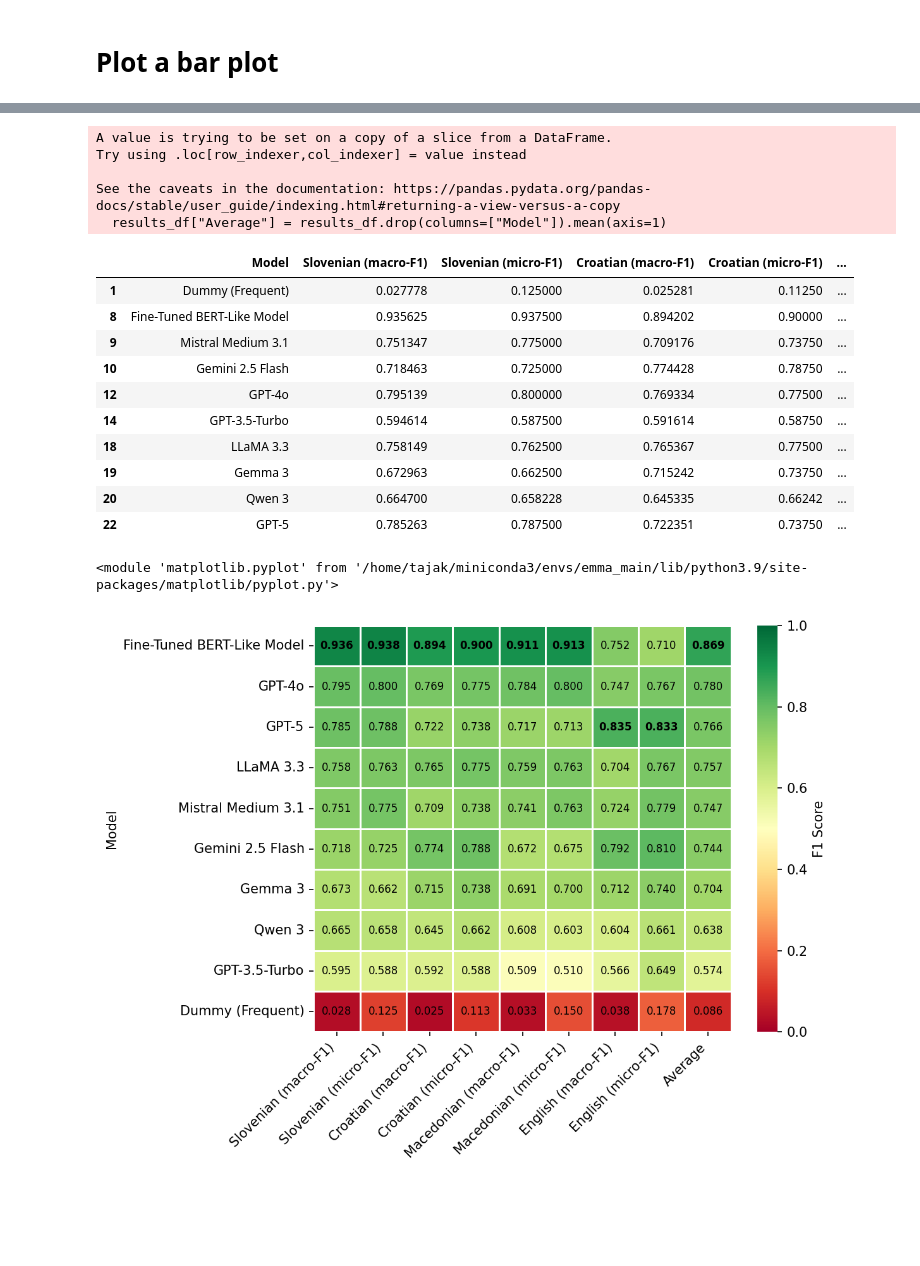
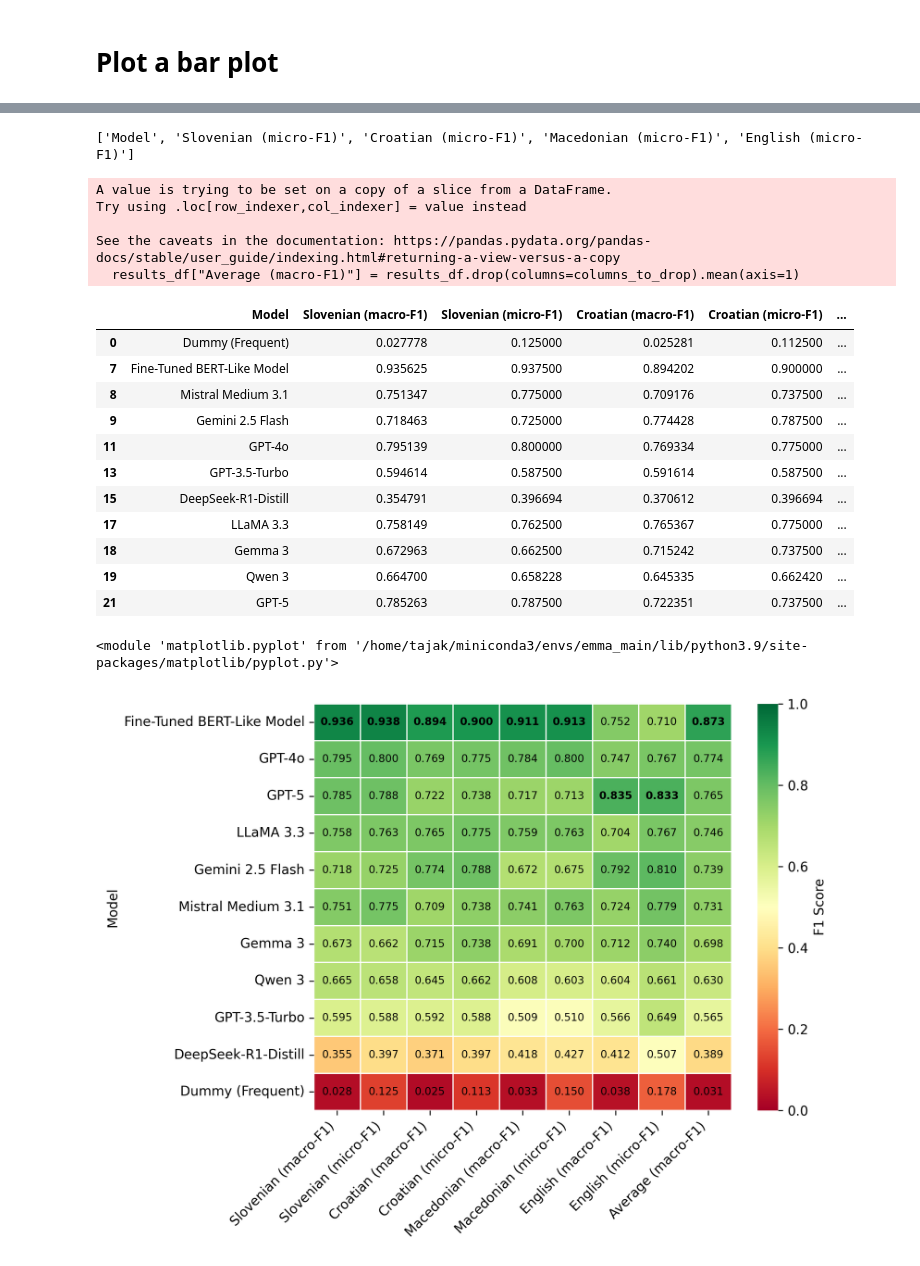
Before and after one commit to TajaKuzman/Benchmarking-Text-Classification-on-South-Slavic, a Jupyter notebook: Genre-Automatic-Identification-Benchmark/evaluation-for-the-paper/evaluation_of_results.ipynb, the cells around one changed output, grey strips where cells are left out. Saved outputs shown, nothing was run; the diff lists cells and outputs as text; code cells hidden in the pictures; blank space fills up the shorter version.

```diff
--- a/Genre-Automatic-Identification-Benchmark/evaluation-for-the-paper/evaluation_of_results.ipynb
+++ b/Genre-Automatic-Identification-Benchmark/evaluation-for-the-paper/evaluation_of_results.ipynb
@@ -116,7 +116,7 @@ rename_dict = {
     "gemma3:27b": "Gemma 3",
     "gemma2:27b": "Gemma 2",
     "Llama 3.3": "LLaMA 3.3",
-    "DeepSeek-R1-Distill": "DeepSeek-R1-Distill",
+    "DeekSeek-R1": "DeepSeek-R1-Distill",
     "Dummy (Most Frequent)": "Dummy (Frequent)",
     "X-GENRE classifier": "Fine-Tuned BERT-Like Model",
     "SVC": "Support Vector Machine",
@@ -166,25 +168,34 @@ print(results_df.sort_values(by="Slovenian (macro-F1)", ascending=False).round(2
 | Dummy (Frequent)           |                   0.03 |                   0.12 |                  0.03 |                  0.11 |                    0.03 |                    0.15 |                 0.0 ...
 # %%
+columns_to_drop = []
+for column in results_df.columns.to_list():
+	if "macro-F1" not in column:
+		columns_to_drop.append(column)
+
+print(columns_to_drop)
+
 # Add a column with averages
-results_df["Average"] = results_df.drop(columns=["Model"]).mean(axis=1)
+results_df["Average (macro-F1)"] = results_df.drop(columns=columns_to_drop).mean(axis=1)
 results_df
 # %% [output]
-A value is trying to be set on a copy of a slice from a DataFrame.
-Try using .loc[row_indexer,col_indexer] = value instead
-
-See the caveats in the documentation: https://pandas.pydata.org/pandas-docs/stable/user_guide/indexing.html#returning-a-view-versus-a-copy
-  results_df["Average"] = results_df.drop(columns=["Model"]).mean(axis=1)
+['Model', 'Slovenian (micro-F1)', 'Croatian (micro-F1)', 'Macedonian (micro-F1)', 'English (micro-F1)']
+A value is trying to be set on a copy of a slice from a DataFrame.
+Try using .loc[row_indexer,col_indexer] = value instead
+
+See the caveats in the documentation: https://pandas.pydata.org/pandas-docs/stable/user_guide/indexing.html#returning-a-view-versus-a-copy
+  results_df["Average (macro-F1)"] = results_df.drop(columns=columns_to_drop).mean(axis=1)
 |  | Model | Slovenian (macro-F1) | Slovenian (micro-F1) | Croatian (macro-F1) | Croatian (micro-F1) | ... |
-| 1 | Dummy (Frequent) | 0.027778 | 0.125000 | 0.025281 | 0.11250 | ... |
-| 8 | Fine-Tuned BERT-Like Model | 0.935625 | 0.937500 | 0.894202 | 0.90000 | ... |
-| 9 | Mistral Medium 3.1 | 0.751347 | 0.775000 | 0.709176 | 0.73750 | ... |
-| 10 | Gemini 2.5 Flash | 0.718463 | 0.725000 | 0.774428 | 0.78750 | ... |
-| 12 | GPT-4o | 0.795139 | 0.800000 | 0.769334 | 0.77500 | ... |
-| 14 | GPT-3.5-Turbo | 0.594614 | 0.587500 | 0.591614 | 0.58750 | ... |
-| 18 | LLaMA 3.3 | 0.758149 | 0.762500 | 0.765367 | 0.77500 | ... |
-| 19 | Gemma 3 | 0.672963 | 0.662500 | 0.715242 | 0.73750 | ... |
-| 20 | Qwen 3 | 0.664700 | 0.658228 | 0.645335 | 0.66242 | ... |
-| 22 | GPT-5 | 0.785263 | 0.787500 | 0.722351 | 0.73750 | ... |
+| 0 | Dummy (Frequent) | 0.027778 | 0.125000 | 0.025281 | 0.112500 | ... |
+| 7 | Fine-Tuned BERT-Like Model | 0.935625 | 0.937500 | 0.894202 | 0.900000 | ... |
+| 8 | Mistral Medium 3.1 | 0.751347 | 0.775000 | 0.709176 | 0.737500 | ... |
+| 9 | Gemini 2.5 Flash | 0.718463 | 0.725000 | 0.774428 | 0.787500 | ... |
+| 11 | GPT-4o | 0.795139 | 0.800000 | 0.769334 | 0.775000 | ... |
+| 13 | GPT-3.5-Turbo | 0.594614 | 0.587500 | 0.591614 | 0.587500 | ... |
+| 15 | DeepSeek-R1-Distill | 0.354791 | 0.396694 | 0.370612 | 0.396694 | ... |
+| 17 | LLaMA 3.3 | 0.758149 | 0.762500 | 0.765367 | 0.775000 | ... |
+| 18 | Gemma 3 | 0.672963 | 0.662500 | 0.715242 | 0.737500 | ... |
+| 19 | Qwen 3 | 0.664700 | 0.658228 | 0.645335 | 0.662420 | ... |
+| 21 | GPT-5 | 0.785263 | 0.787500 | 0.722351 | 0.737500 | ... |
 # %%
 import seaborn as sns
 import matplotlib.pyplot as plt
@@ -192,10 +203,10 @@ import pandas as pd
 import numpy as np
 
 # Set figure size and DPI
-plt.figure(figsize=(8, 6), dpi=150)
+plt.figure(figsize=(8, 6), dpi=300)
 
 # Prepare data
-data = results_df.set_index("Model").sort_values(by="Average", ascending=False)
+data = results_df.set_index("Model").sort_values(by="Average (macro-F1)", ascending=False)
 
 # Create heatmap without annotations
 ax = sns.heatmap(
@@ -205,31 +216,31 @@ ax = sns.heatmap(
     cmap="RdYlGn",
     vmin=0,  # Raise the minimum value for lighter backgrounds
     vmax=1,  # Max at 1.0
     linewidths=0.5,
     linecolor='white',
     cbar_kws={'label': 'F1 Score'}
 )
 
 # Add custom text annotations
 for x in range(data.shape[1]):  # columns
     col = data.iloc[:, x]
     max_val = col.max()
     for y in range(data.shape[0]):  # rows
         val = col.iloc[y]
         text = f"{val:.3f}"
         if val == max_val:
             ax.text(x + 0.5, y + 0.5, text,
                     ha='center', va='center', fontweight='bold', fontsize=8)
         else:
             ax.text(x + 0.5, y + 0.5, text,
                     ha='center', va='center', fontsize=8)
 
 # Tweak layout
 plt.xticks(rotation=45, ha='right')
 plt.tight_layout()
 
 plt.savefig("genre-results-heatmap.png", dpi=300)
 plt
 # %% [output]
 <module 'matplotlib.pyplot' from '/home/tajak/miniconda3/envs/emma_main/lib/python3.9/site-packages/matplotlib/pyplot.py'>
-[figure, old version]
+[figure, new version]
```
Also changed, not shown: parts of 11 cells of this notebook, 26 other files.
